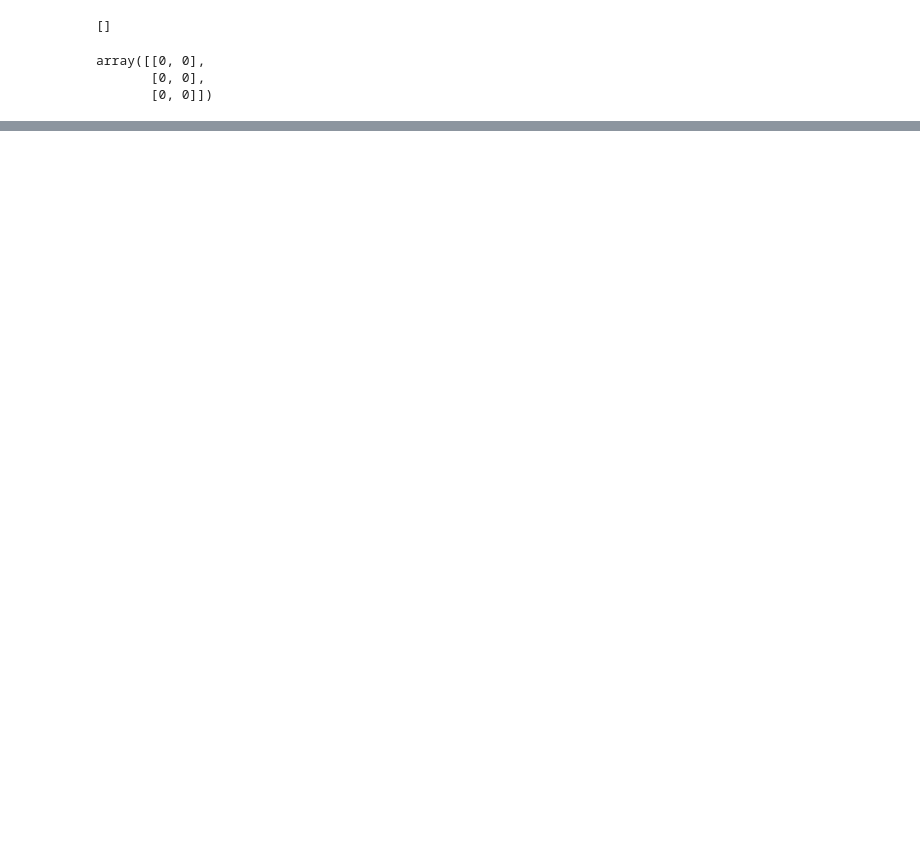
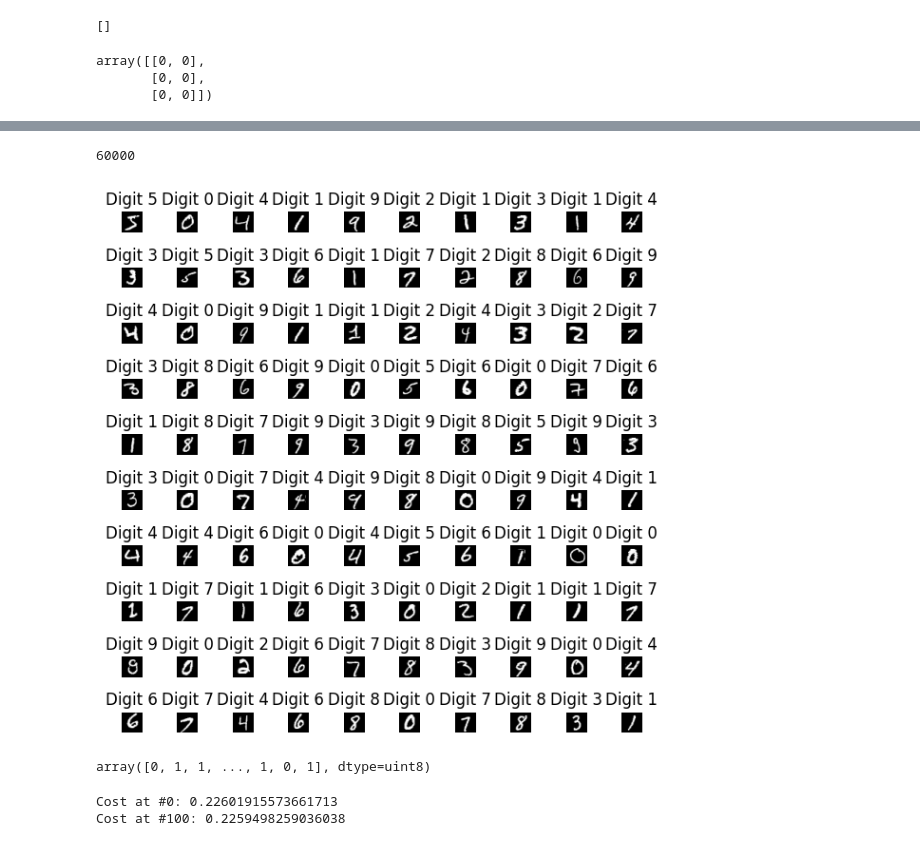
Before and after one commit to BhavikDodda/MLstuff, a Jupyter notebook: NN.ipynb, the cells around one changed output, grey strips where cells are left out. Saved outputs shown, nothing was run; the diff lists cells and outputs as text; code cells hidden in the pictures; blank space fills up the shorter version.

Commit message:
linear reg and digit recognition

```diff
--- a/NN.ipynb
+++ b/NN.ipynb
@@ -202,0 +228,4 @@ array([[1, 2]])
+# %%
+from tensorflow.keras import datasets
+#https://www.kaggle.com/code/abdelrahmanramadan2/mnist?scriptVersionId=152380489&cellId=2
+(x_train, y_train), (x_test, y_test) = datasets.mnist.load_data()
@@ -202,0 +234,16 @@ array([[1, 2]])
+# %%
+len(x_train)
+# %% [output]
+60000
+# %%
+import matplotlib.pyplot as plt
+plt.figure(figsize=(6, 6))
+for i in range(100):
+  plt.subplot(10,10, i + 1)
+  plt.imshow(x_train[i], cmap='gray')
+  plt.axis('off')
+  plt.title('Digit {}'.format(y_train[i]))
+plt.tight_layout()
+plt.show()
+# %% [output]
+[figure, added]
@@ -202,0 +253,21 @@ array([[1, 2]])
+# %%
+(x_train[1]).shape
+28**2
+
+digit01=[i for i in range(0,60000) if y_train[i]==0 or y_train[i]==1]
+x_train01=x_train[digit01]
+y_train01=y_train[digit01]
+y_train01
+# %% [output]
+array([0, 1, 1, ..., 1, 0, 1], dtype=uint8)
+# %%
+digit_w,digit_b=b_weightsbiasesrandom((784,800,1))
+
+digit_activation=[b_relu,b_sigmoid]
+digit_inp=[flatten2d(x_train01[i]) for i in range(100)]
+#digit_expectedoutput=[[int(yinp==r10) for r10 in range(10)] for yinp in y_train01[:100]]
+digit_expectedoutput=[[yinp] for yinp in y_train01[:100]]
+digit_w,digit_b=b_backprop(digit_inp,digit_w,digit_b,digit_activation,digit_expectedoutput,(0.00005,0,100))
+# %% [output]
+Cost at #0: 0.22601915573661713
+Cost at #100: 0.2259498259036038
```
Also changed, not shown: parts of 14 cells of this notebook.
